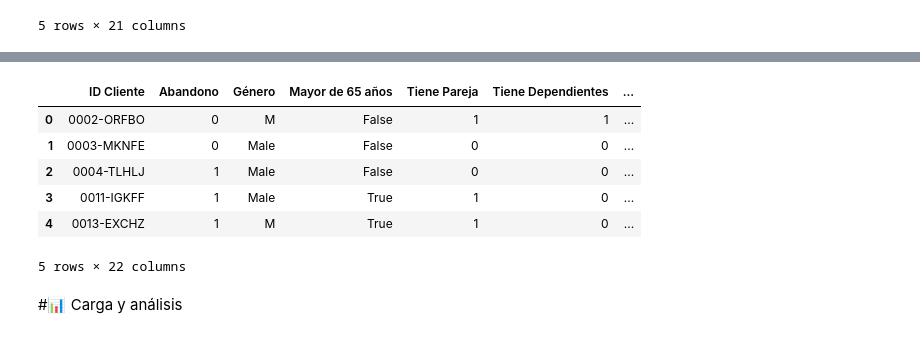
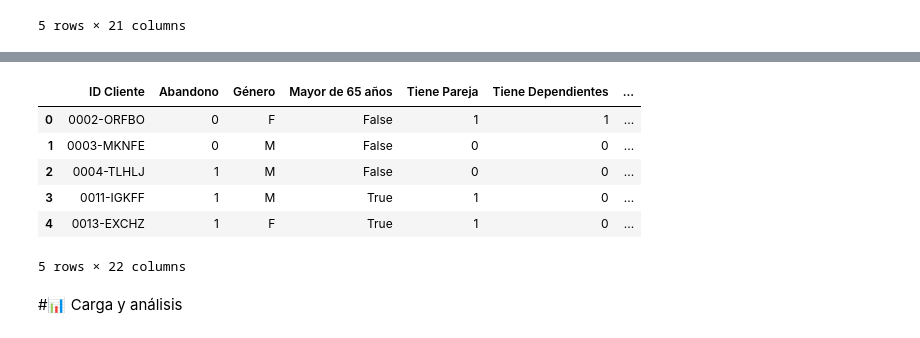
Before and after one commit to anasayago/challenge2-data-science-latam, a Jupyter notebook: TelecomX_LATAM_AnaSayago.ipynb, the cells around one changed output, grey strips where cells are left out. Cells and saved outputs as stored; diff of their text form; code cells hidden in the pictures.

```diff
--- a/TelecomX_LATAM_AnaSayago.ipynb
+++ b/TelecomX_LATAM_AnaSayago.ipynb
@@ -244,24 +242,24 @@ df.rename(columns=new_column_names, inplace=True)
 # %%
 # Diccionarios de entrada y reemplazo
 replacement_dict = {
-    'Género': {'Female': 'M', 'Masculino': 'M'},
+    'Género': {'Female': 'F', 'Male': 'M'},
     'Servicio de Internet': {'Fiber optic': 'Fibra Óptica'},
     'Tipo de Contrato':{'One year': 'Anual' ,'Month-to-month': 'Mensual' ,'Two year': 'Bianual'},
     'Método de Pago':{'Mailed check':'Cheque por Correo', 'Electronic check':'Cheque electrónico' ,'Credit card (automatic)':'Tarjeta de crédito (automático)','Bank transfer (automatic)': 'Transferencia bancaria (automático)'}
 }
 
 # Reemplazar datos en el DataFrame usando los diccionarios
 for column, replacements in replacement_dict.items():
     df[column] = df[column].replace(replacements)
 
 df.head()
 # %% [output]
 |  | ID Cliente | Abandono | Género | Mayor de 65 años | Tiene Pareja | Tiene Dependientes | ... |
-| 0 | 0002-ORFBO | 0 | M | False | 1 | 1 | ... |
-| 1 | 0003-MKNFE | 0 | Male | False | 0 | 0 | ... |
-| 2 | 0004-TLHLJ | 1 | Male | False | 0 | 0 | ... |
-| 3 | 0011-IGKFF | 1 | Male | True | 1 | 0 | ... |
-| 4 | 0013-EXCHZ | 1 | M | True | 1 | 0 | ... |
+| 0 | 0002-ORFBO | 0 | F | False | 1 | 1 | ... |
+| 1 | 0003-MKNFE | 0 | M | False | 0 | 0 | ... |
+| 2 | 0004-TLHLJ | 1 | M | False | 0 | 0 | ... |
+| 3 | 0011-IGKFF | 1 | M | True | 1 | 0 | ... |
+| 4 | 0013-EXCHZ | 1 | F | True | 1 | 0 | ... |
 5 rows × 22 columns
 # %% [markdown]
 #📊 Carga y análisis
```
Also changed, not shown: parts of 4 cells of this notebook.
